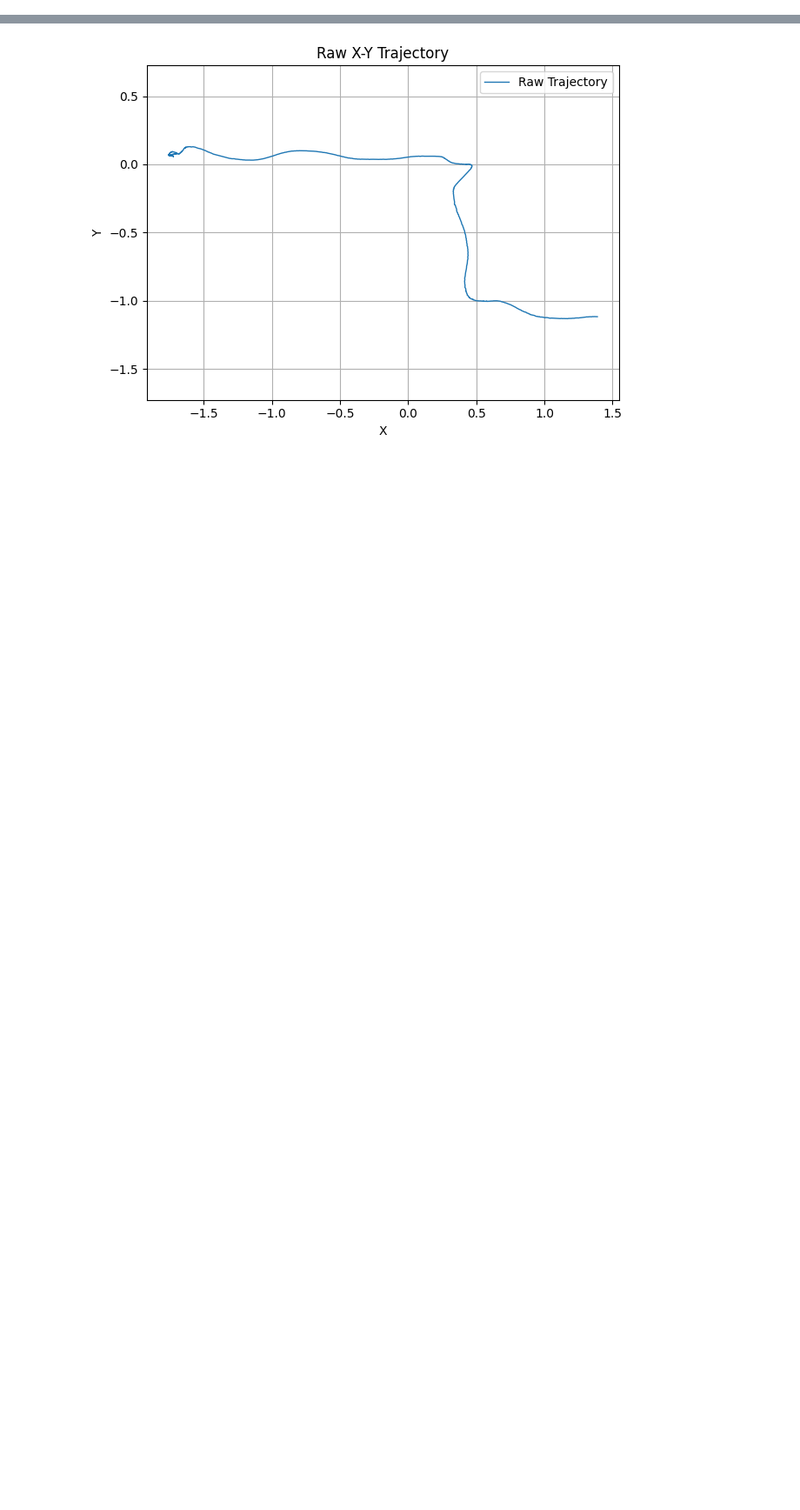
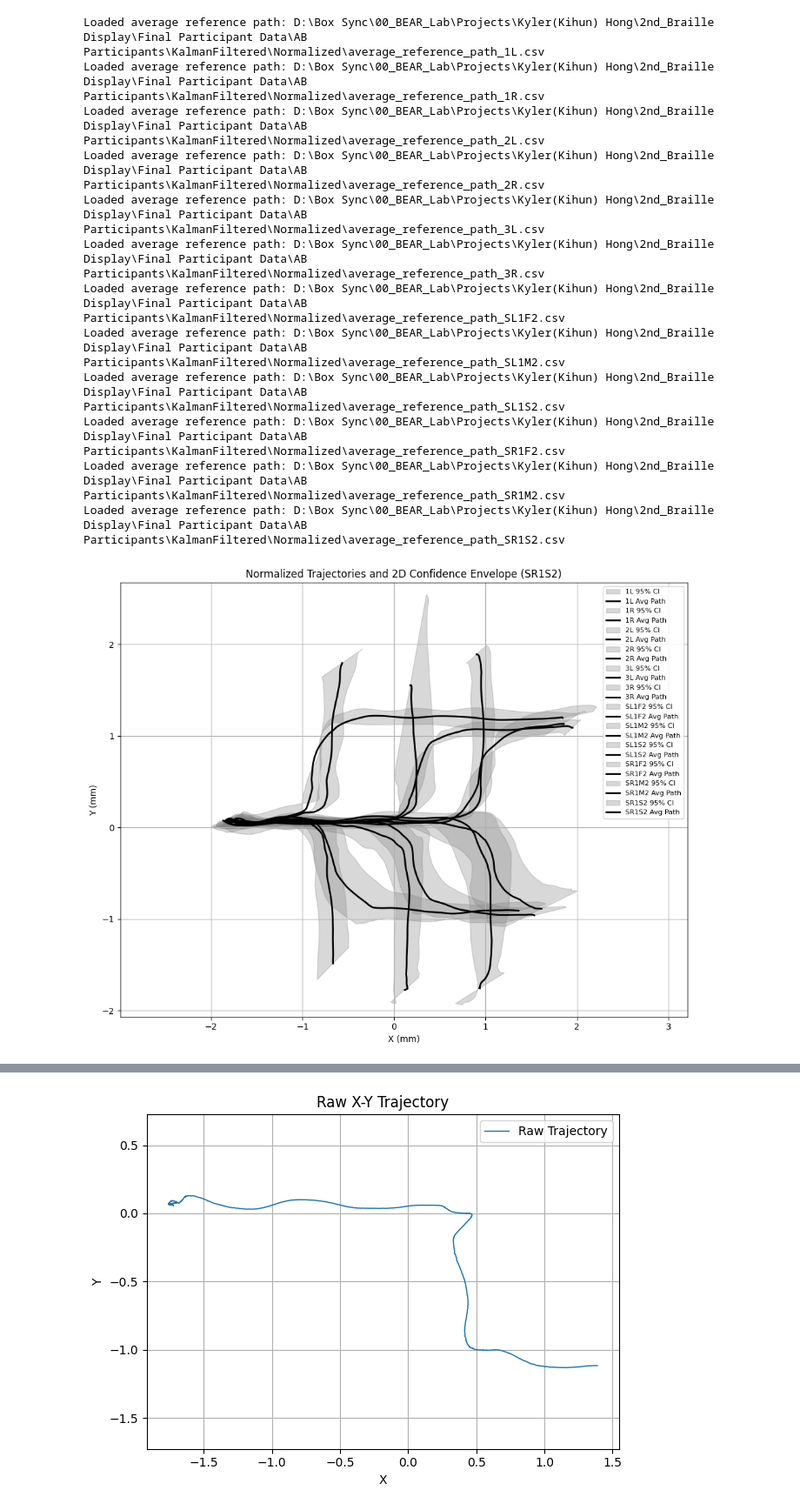
Before and after one commit to KylerHong/MoCap, a Jupyter notebook: MoCap.ipynb, the cells around one changed output, grey strips where cells are left out. Shown at 87% size. Drawn from its saved outputs; the diff is of its cells as text; code cells hidden in the pictures; blank space fills up the shorter version.

```diff
--- a/MoCap.ipynb
+++ b/MoCap.ipynb
@@ -86,0 +622,66 @@ print(extracted_headxy.head())
+# %%
+from scipy.interpolate import interp1d
+from scipy.stats import t
+import os
+import glob
+import matplotlib.pyplot as plt
+import pandas as pd
+import numpy as np
+
+# === Load the average reference path for a given path_id ===
+save_dir = r"D:\Box Sync\00_BEAR_Lab\Projects\Kyler(Kihun) Hong\2nd_Braille Display\Final Participant Data\AB Participants\KalmanFiltered\Normalized"
+
+average_csv_files = sorted([f for f in glob.glob(os.path.join(save_dir, "average_reference_path_*.csv"))])
+
+plt.figure(figsize=(10, 8))
+
+# for file in normalized_csv_files:
+#     df = pd.read_csv(file)
+#     label = os.path.splitext(os.path.basename(file))[0].replace("_normalized", "")
+#     plt.plot(df['X'], df['Y'], linewidth=1.2, label=label)
+
+# === Plot average path with 2D confidence envelope ===
+if len(average_csv_files) == 0:
+    print("No average reference path found.")
+else:
+    for avg_file in average_csv_files:
+        avg_df = pd.read_csv(avg_file)
+        path_id = os.path.basename(avg_file).replace("average_reference_path_", "").replace(".csv", "")
+        print(f"Loaded average reference path: {avg_file}")
+
+        # Confidence envelope
+        upper_x = avg_df['X_CI_upper'].values
+        upper_y = avg_df['Y_CI_upper'].values
+        lower_x = avg_df['X_CI_lower'].values[::-1]
+        lower_y = avg_df['Y_CI_lower'].values[::-1]
+
+        ci_polygon_x = np.concatenate([upper_x, lower_x])
+        ci_polygon_y = np.concatenate([upper_y, lower_y])
+
+        plt.fill(ci_polygon_x, ci_polygon_y, color='gray', alpha=0.3, label=f'{path_id} 95% CI')
+        plt.plot(avg_df['X_mean'], avg_df['Y_mean'], color='black', linewidth=2, label=f'{path_id} Avg Path')
+
+
+# === Final plot setup ===
+plt.title(f"Normalized Trajectories and 2D Confidence Envelope ({path_id})")
+plt.xlabel("X (mm)")
+plt.ylabel("Y (mm)")
+plt.axis('equal')
+plt.grid(True)
+plt.legend(fontsize=8, loc='upper right', ncol=1)
+plt.tight_layout()
+plt.show()
+# %% [output]
+Loaded average reference path: D:\Box Sync\00_BEAR_Lab\Projects\Kyler(Kihun) Hong\2nd_Braille Display\Final Participant Data\AB Participants\KalmanFiltered\Normalized\average_reference_path_1L.csv
+Loaded average reference path: D:\Box Sync\00_BEAR_Lab\Projects\Kyler(Kihun) Hong\2nd_Braille Display\Final Participant Data\AB Participants\KalmanFiltered\Normalized\average_reference_path_1R.csv
+Loaded average reference path: D:\Box Sync\00_BEAR_Lab\Projects\Kyler(Kihun) Hong\2nd_Braille Display\Final Participant Data\AB Participants\KalmanFiltered\Normalized\average_reference_path_2L.csv
+Loaded average reference path: D:\Box Sync\00_BEAR_Lab\Projects\Kyler(Kihun) Hong\2nd_Braille Display\Final Participant Data\AB Participants\KalmanFiltered\Normalized\average_reference_path_2R.csv
+Loaded average reference path: D:\Box Sync\00_BEAR_Lab\Projects\Kyler(Kihun) Hong\2nd_Braille Display\Final Participant Data\AB Participants\KalmanFiltered\Normalized\average_reference_path_3L.csv
+Loaded average reference path: D:\Box Sync\00_BEAR_Lab\Projects\Kyler(Kihun) Hong\2nd_Braille Display\Final Participant Data\AB Participants\KalmanFiltered\Normalized\average_reference_path_3R.csv
+Loaded average reference path: D:\Box Sync\00_BEAR_Lab\Projects\Kyler(Kihun) Hong\2nd_Braille Display\Final Participant Data\AB Participants\KalmanFiltered\Normalized\average_reference_path_SL1F2.csv
+Loaded average reference path: D:\Box Sync\00_BEAR_Lab\Projects\Kyler(Kihun) Hong\2nd_Braille Display\Final Participant Data\AB Participants\KalmanFiltered\Normalized\average_reference_path_SL1M2.csv
+Loaded average reference path: D:\Box Sync\00_BEAR_Lab\Projects\Kyler(Kihun) Hong\2nd_Braille Display\Final Participant Data\AB Participants\KalmanFiltered\Normalized\average_reference_path_SL1S2.csv
+Loaded average reference path: D:\Box Sync\00_BEAR_Lab\Projects\Kyler(Kihun) Hong\2nd_Braille Display\Final Participant Data\AB Participants\KalmanFiltered\Normalized\average_reference_path_SR1F2.csv
+Loaded average reference path: D:\Box Sync\00_BEAR_Lab\Projects\Kyler(Kihun) Hong\2nd_Braille Display\Final Participant Data\AB Participants\KalmanFiltered\Normalized\average_reference_path_SR1M2.csv
+Loaded average reference path: D:\Box Sync\00_BEAR_Lab\Projects\Kyler(Kihun) Hong\2nd_Braille Display\Final Participant Data\AB Participants\KalmanFiltered\Normalized\average_reference_path_SR1S2.csv
+[figure, added]
```
Also changed, not shown: parts of 16 cells of this notebook.
